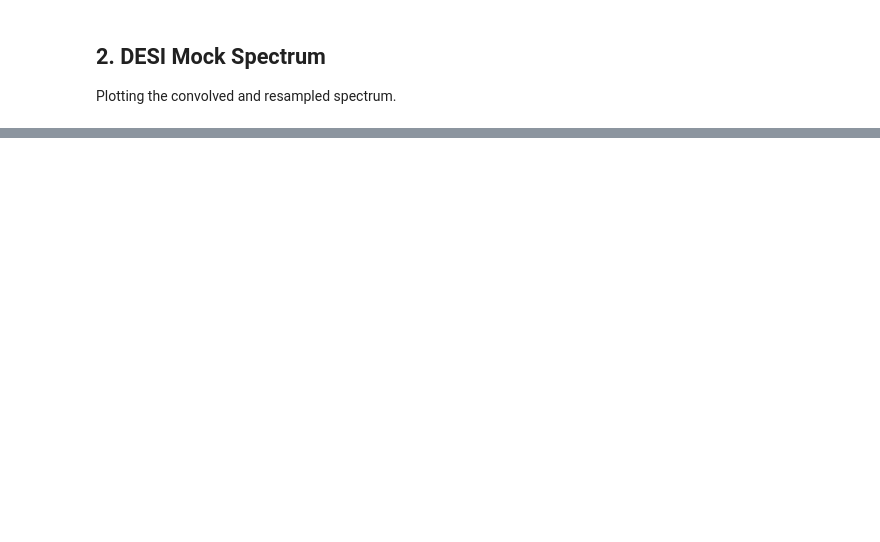
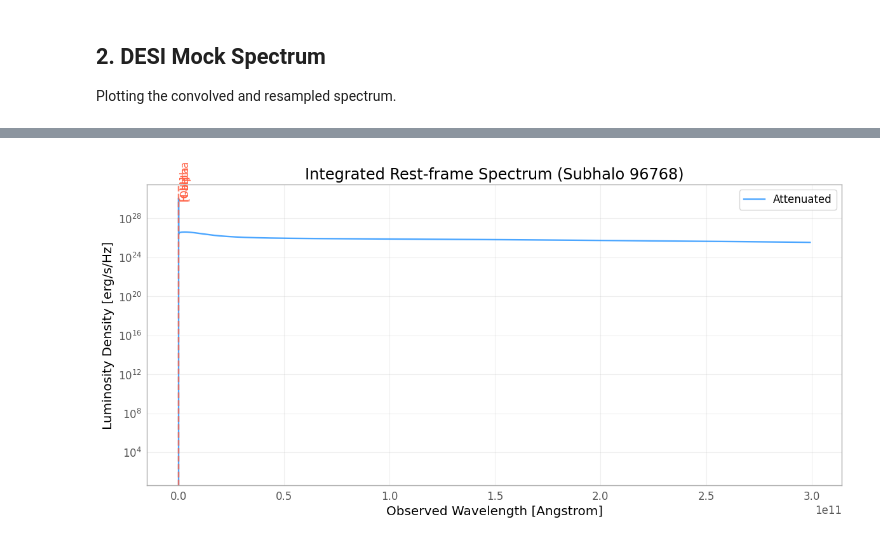
Before and after one commit to mhuertascompany/synthesizer, a Jupyter notebook: euclidVIS/visualize_outputs.ipynb, the cells around one changed output, grey strips where cells are left out. Cells and saved outputs as stored; diff of their text form; code cells hidden in the pictures; blank space fills up the shorter version.

```diff
--- a/euclidVIS/visualize_outputs.ipynb
+++ b/euclidVIS/visualize_outputs.ipynb
@@ -74,0 +80,49 @@ else:
+# %%
+diag_spec_path = os.path.join(data_dir, 'subhalo_96768_full_spectrum.fits')
+
+if os.path.exists(diag_spec_path):
+    with fits.open(diag_spec_path) as hdul:
+        data = hdul[1].data
+        header = hdul[1].header
+
+    plt.figure(figsize=(12, 6))
+
+    # Robustly handle both rest-frame (L_nu) and observed-frame (F_nu) formats
+    if 'WAVELENGTH' in data.names:
+        # Old/Diagnostic format (Uppercase columns, Rest-frame luminosity)
+        lam = data['WAVELENGTH']
+        flux = data['LNU_ATTENUATED']
+        ylabel = 'Luminosity Density [erg/s/Hz]'
+        z = header.get('REDSHIFT', 0.0)
+        title = f"Integrated Rest-frame Spectrum (Subhalo {header.get('SUBHALO')})"
+        lam_plot = lam * (1 + z) # Plot in observed frame for consistency
+    else:
+        # Standardized/DESI format (Lowercase columns, Observed-frame flux)
+        lam_plot = data['wavelength']
+        flux = data['flux']
+        ylabel = 'Flux [erg/s/cm^2/Hz]'
+        z = header.get('REDSHIFT', 0.0)
+        title = f"Integrated Observed-frame Spectrum (Subhalo {header.get('SUBHALO')})"
+
+    plt.plot(lam_plot, flux, color='dodgerblue', label='Attenuated', alpha=0.8)
+
+    # Highlighting lines
+    lines = {'H-alpha': 6564.6, '[OIII]': 5008.2, 'H-beta': 4862.7}
+    for name, line_lam in lines.items():
+        obs_lam = line_lam * (1 + z)
+        if lam_plot.min() < obs_lam < lam_plot.max():
+            plt.axvline(obs_lam, color='tomato', linestyle='--', alpha=0.4)
+            plt.text(obs_lam, plt.ylim()[1]*0.9, name, color='tomato', rotation=90)
+
+    plt.title(title)
+    plt.xlabel('Observed Wavelength [Angstrom]')
+    plt.ylabel(ylabel)
+    plt.yscale('log')
+    plt.legend()
+    plt.grid(True, alpha=0.2)
+    plt.tight_layout()
+    plt.show()
+else:
+    print(f"Diagnostic spectrum not found at {diag_spec_path}")
+# %% [output]
+[figure, added]
```
Also changed, not shown: parts of 10 cells of this notebook, 3 other files.
